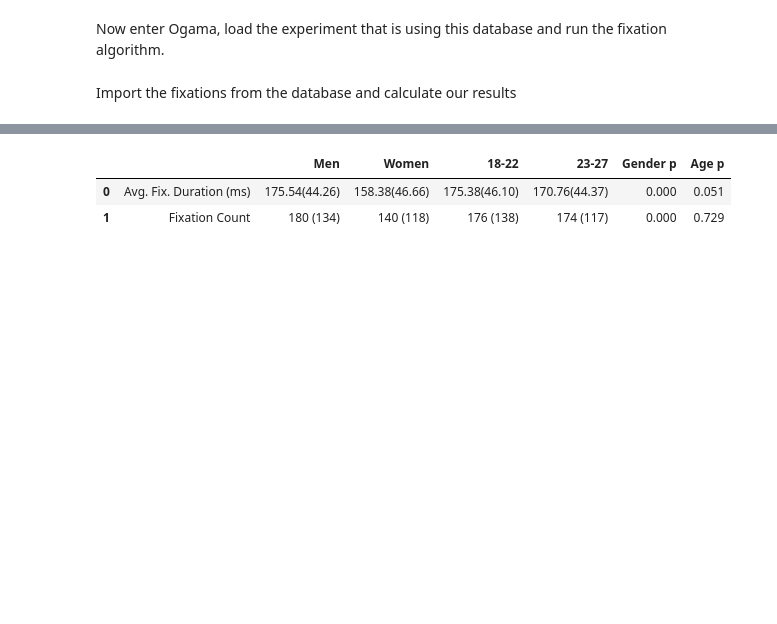
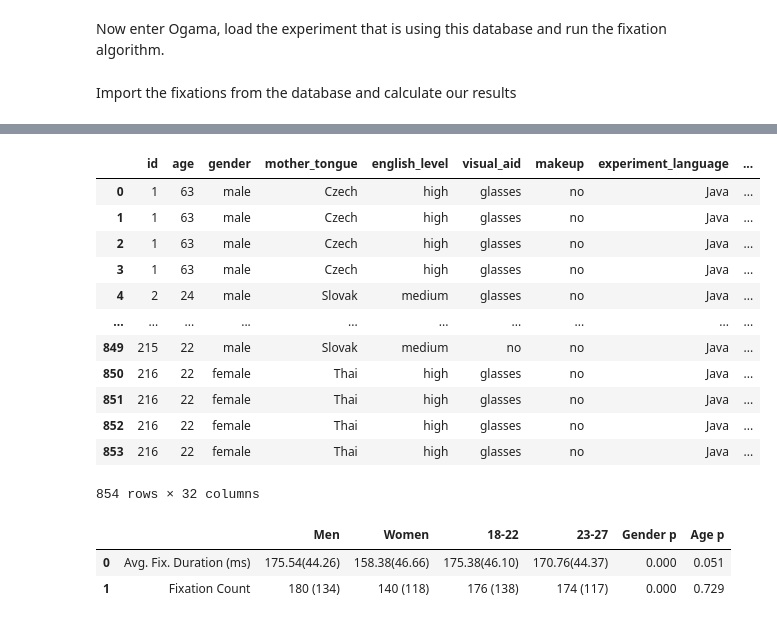
Before and after one commit to brains-on-code/eye-tracking-tools-influence, a Jupyter notebook: StudyEMIP.ipynb, the cells around one changed output, grey strips where cells are left out. Saved outputs shown, nothing was run; the diff lists cells and outputs as text; code cells hidden in the pictures; blank space fills up the shorter version.

Commit message:
Add comparison between results of EMIP dataset of PyGazeAnalyzer and Ogama

```diff
--- a/StudyEMIP.ipynb
+++ b/StudyEMIP.ipynb
@@ -464,3 +495,53 @@ dtype: object
+# %%
+import pandas as pd
+
+
+results_ogama_saccades_base = pd.read_csv('data/emip_dataset/ogama_saccades.txt', delimiter='\t', low_memory=False, on_bad_lines='skip', comment='#')
+
+results_ogama_saccades_base['SubjectName'] = results_ogama_saccades_base['SubjectName'].str[1:].astype(int)
+
+results_ogama_saccades_base = results_ogama_saccades_base[['SubjectName', 'Trial Name', 'CountInTrial', 'StartTime', 'Duration', 'Distance', 'Validity']]
+
+results_ogama_saccades_base['Duration'] = results_ogama_saccades_base['Duration'].astype(str)
+results_ogama_saccades_base['Duration'] = results_ogama_saccades_base['Duration'].str.replace(',', '.').astype(float)
+results_ogama_saccades_base['Distance'] = results_ogama_saccades_base['Distance'].astype(str)
+results_ogama_saccades_base['Distance'] = results_ogama_saccades_base['Distance'].str.replace(',', '.').astype(float)
+
+
+grouped = results_ogama_saccades_base.groupby(['SubjectName', 'Trial Name'])
+
+results_ogama_saccades = grouped.agg({
+    'Distance': 'mean',
+    'Duration': 'mean',
+    'CountInTrial': 'sum'
+}).reset_index()
+
+results_ogama_saccades.rename(columns={
+    'Distance': 'Average Saccade Distance [px]',
+    'Duration': 'Average Saccade Duration [ms]',
+    'CountInTrial': 'TotalCountInTrial',
+	'Trial Name': 'Task'
+}, inplace=True)
+
+
+# We combine the two dataframes into one by combining the columns where the values of Participant are the same
+results_ogama_saccades = pd.merge(participants_metadata, results_ogama_saccades, how='inner', left_on=['id'], right_on=['SubjectName'])
+
+results_ogama_saccades
+# %% [output]
+|  | id | age | gender | mother_tongue | english_level | visual_aid | makeup | experiment_language | ... |
+| 0 | 1 | 63 | male | Czech | high | glasses | no | Java | ... |
+| 1 | 1 | 63 | male | Czech | high | glasses | no | Java | ... |
+| 2 | 1 | 63 | male | Czech | high | glasses | no | Java | ... |
+| 3 | 1 | 63 | male | Czech | high | glasses | no | Java | ... |
+| 4 | 2 | 24 | male | Slovak | medium | glasses | no | Java | ... |
+| ... | ... | ... | ... | ... | ... | ... | ... | ... | ... |
+| 849 | 215 | 22 | male | Slovak | medium | no | no | Java | ... |
+| 850 | 216 | 22 | female | Thai | high | glasses | no | Java | ... |
+| 851 | 216 | 22 | female | Thai | high | glasses | no | Java | ... |
+| 852 | 216 | 22 | female | Thai | high | glasses | no | Java | ... |
+| 853 | 216 | 22 | female | Thai | high | glasses | no | Java | ... |
+854 rows × 32 columns
 # %%
 data_df = show_results2(results_pygaze)
 data_df
```
Also changed, not shown: parts of 17 cells of this notebook, 3 other files.
